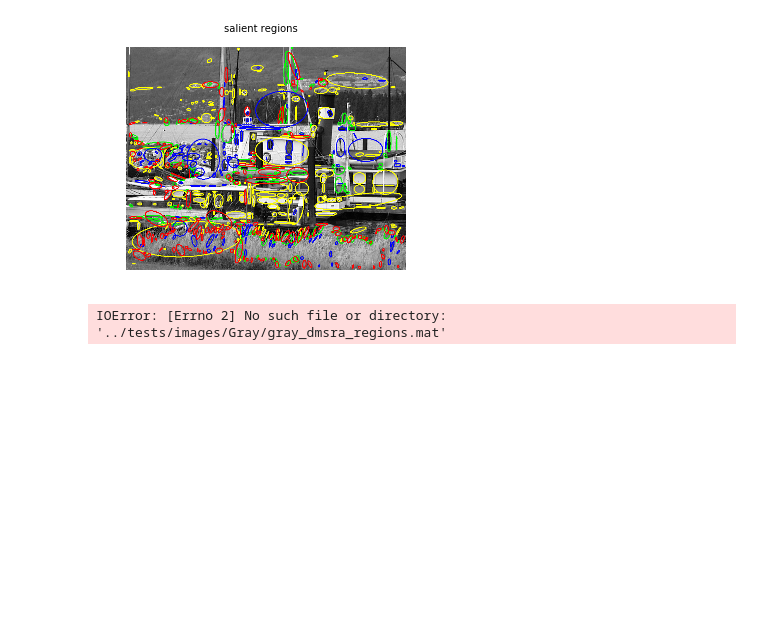
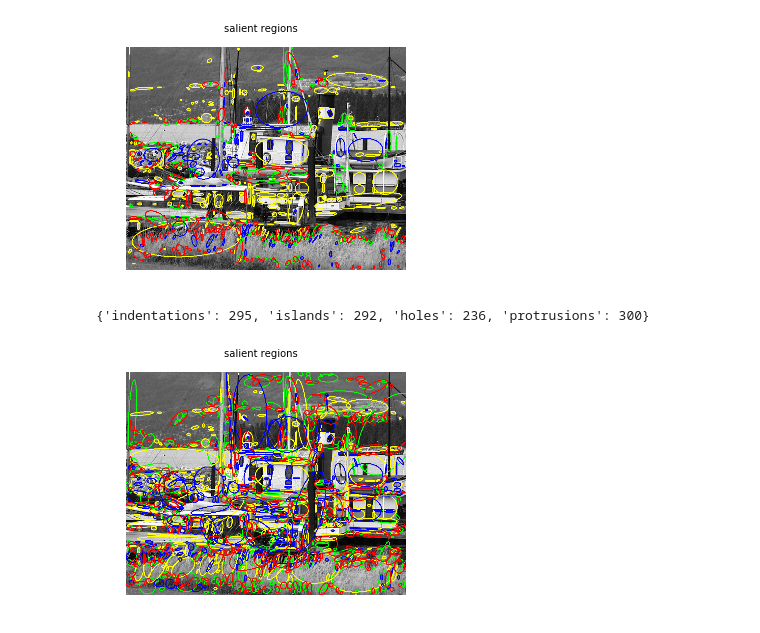
Before and after one commit to NLeSC/SalientDetector-python, a Jupyter notebook: Notebooks/Test_detection.ipynb, the cells around one changed output. Cells and saved outputs as stored; diff of their text form; code cells hidden in the pictures; blank space fills up the shorter version.

```diff
--- a/Notebooks/Test_detection.ipynb
+++ b/Notebooks/Test_detection.ipynb
@@ -78,16 +78,18 @@ sr.visualize_elements_ellipses(img, features_standard);
 [figure]
 # %%
 holes_true, islands_true, indents_true,  prots_true = \
-    sr.read_matfile('../tests/images/Gray/gray_dmsra_regions.mat', visualize=False)
+    sr.read_matfile('../tests/features/Gray/Gray_scale_mssraregions.mat', visualize=False)
+    # NOTE: DMSRA (MATLAB) regions are not produced yet, hence the big difference with MSSRA (MATLAB) below
 regions_dmsra = {"holes": holes_true, "islands": islands_true,
                 "indentations": indents_true, "protrusions":prots_true}
 #sr.visualize_elements(img, regions_dmsra);
 num_regions_dmsra, features_standard_dmsra, features_poly_dmsra = sr.binary_mask2ellipse_features(regions_dmsra,
                                                                                 connectivity=connectivity)
 print(num_regions_dmsra)
 sr.visualize_elements_ellipses(img, features_standard_dmsra);
 # %% [output]
-IOError: [Errno 2] No such file or directory: '../tests/images/Gray/gray_dmsra_regions.mat'
+{'indentations': 295, 'islands': 292, 'holes': 236, 'protrusions': 300}
+[figure, added]
 # %%
 print sr.image_diff(regions['holes'], holes_true)
 print sr.image_diff(regions['islands'], islands_true)
```
Also changed, not shown: parts of 1 cell of this notebook, 11 other files.
